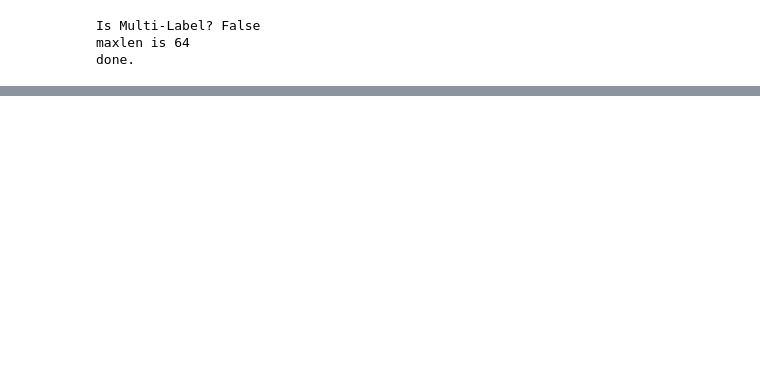
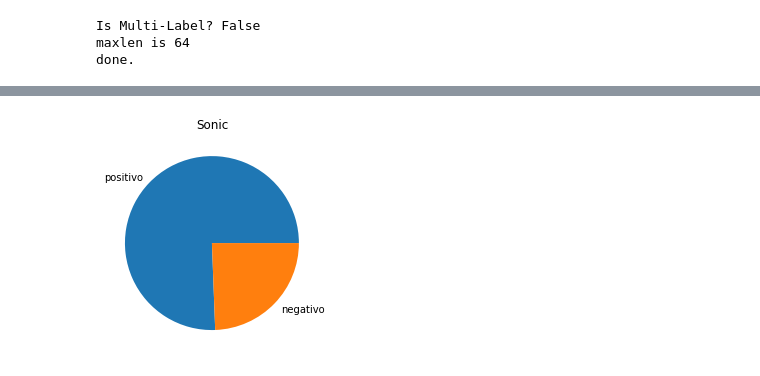
Before and after one commit to LucasGaravaglia/Trabalho3-Minera-o, a Jupyter notebook: Trabalho_3_Lucas.ipynb, the cells around one changed output, grey strips where cells are left out. Saved outputs shown, nothing was run; the diff lists cells and outputs as text; code cells hidden in the pictures; blank space fills up the shorter version.

```diff
--- a/Trabalho_3_Lucas.ipynb
+++ b/Trabalho_3_Lucas.ipynb
@@ -117,0 +203,6 @@ array([[64, 38],
+# %%
+plt.pie([Sonic_pos,Sonic_neg], labels = ['positivo','negativo'])
+plt.title("Sonic")
+plt.show()
+# %% [output]
+[figure, added]
```
Also changed, not shown: parts of 7 cells of this notebook.
